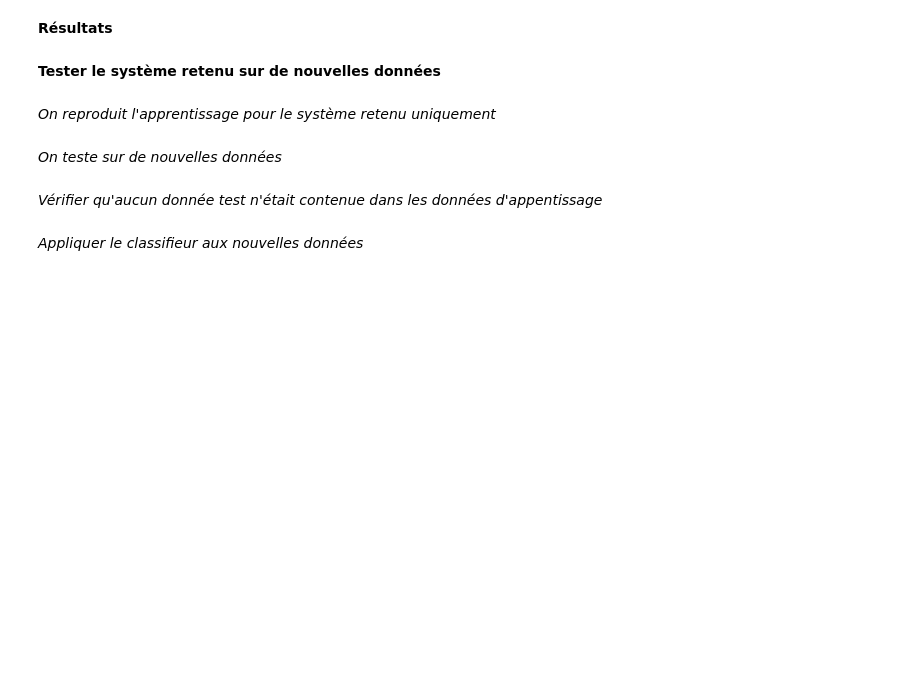
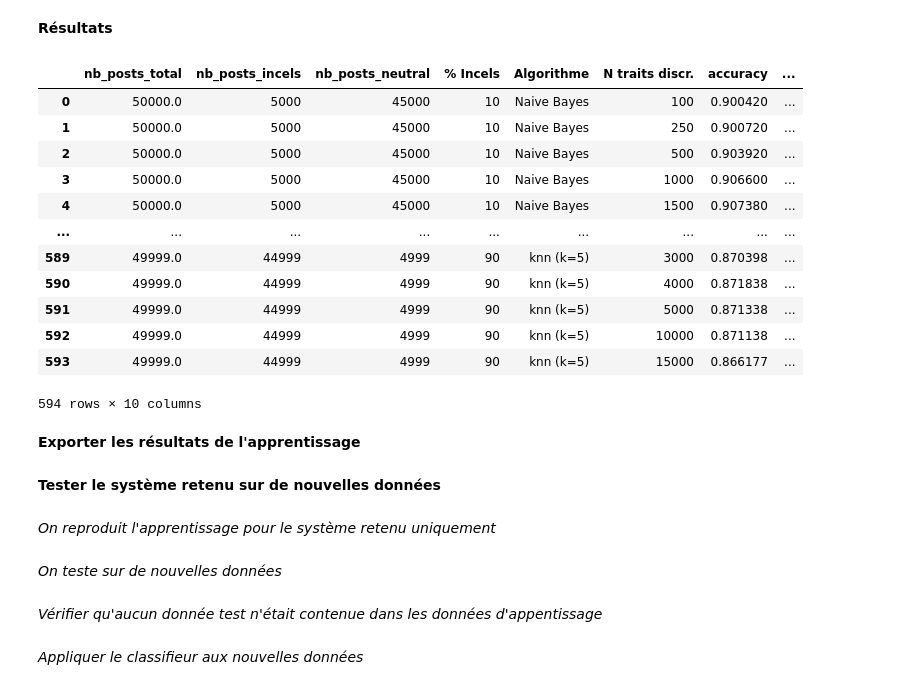
Before and after one commit to CamilleDemers/incels-detection-reddit, a Jupyter notebook: 2-scripts/detection_discours_incel.ipynb, the cells around one changed output. Saved outputs shown, nothing was run; the diff lists cells and outputs as text; code cells hidden in the pictures; blank space fills up the shorter version.

```diff
--- a/2-scripts/detection_discours_incel.ipynb
+++ b/2-scripts/detection_discours_incel.ipynb
@@ -24,5 +21,5 @@ from sklearn.linear_model import SGDClassifier
 **Entraîner les modèles et sortir les résultats**
 # %%
 folder = '../1-data/training_datasets/'
-datasets = listdir(folder)[3:6]
+datasets = listdir(folder)
 datasets
@@ -40,12 +47,10 @@ for file in datasets:
     stratified_kfold = StratifiedKFold(n_splits=5, shuffle=True, random_state=42)
 
     # Valeurs du paramètre k à tester pour les classifieurs knn
-    k_values = [1, 2]
-    #k_values = [1, 2, 3, 4, 5]
+    k_values = [1, 2, 3, 4, 5]
 
     # Valeurs à tester pour le nombre de traits discriminants
-    n_features_values = [2000, 5000]
-    #n_features_values = [100, 250, 500, 1000, 1500, 2000, 3000, 4000, 5000]
+    n_features_values = [100, 250, 500, 1000, 1500, 2000, 3000, 4000, 5000, 10000, 15000]
 
     ngram_values = (1, 2)
 
@@ -76,8 +81,6 @@ for file in datasets:
             report.append(results)
             print(classification_report(y, nb_predictions))
 
-            ### À enlever
-            break
 
 
     # Tester différents paramètres pour le classifieur kNN
@@ -109,13 +155,31 @@ for file in datasets:
 # %%
 # N.B. : Support = Nombre d'occurrence dans chaque classe
 report = pd.DataFrame(report)
 report['nb_posts_incels'] = (report['% Incels'].apply(lambda x: x/100) * report['support']).astype(int)
 report['nb_posts_neutral'] = (report['% Incels'].apply(lambda x: 1-(x/100)) * report['support']).astype(int)
+
 report = report.rename(columns={'support':'nb_posts_total'})
+report['nb_posts_total'] = report['nb_posts_total'].astype(int)
 
 # Réorganiser l'ordre des colonnes
 report = report[['nb_posts_total', 'nb_posts_incels', 'nb_posts_neutral', '% Incels', 'Algorithme',
                  'N traits discr.', 'accuracy', 'precision', 'recall','f1-score']]
 
 report
+# %% [output]
+|  | nb_posts_total | nb_posts_incels | nb_posts_neutral | % Incels | Algorithme | N traits discr. | accuracy | ... |
+| 0 | 50000.0 | 5000 | 45000 | 10 | Naive Bayes | 100 | 0.900420 | ... |
+| 1 | 50000.0 | 5000 | 45000 | 10 | Naive Bayes | 250 | 0.900720 | ... |
+| 2 | 50000.0 | 5000 | 45000 | 10 | Naive Bayes | 500 | 0.903920 | ... |
+| 3 | 50000.0 | 5000 | 45000 | 10 | Naive Bayes | 1000 | 0.906600 | ... |
+| 4 | 50000.0 | 5000 | 45000 | 10 | Naive Bayes | 1500 | 0.907380 | ... |
+| ... | ... | ... | ... | ... | ... | ... | ... | ... |
+| 589 | 49999.0 | 44999 | 4999 | 90 | knn (k=5) | 3000 | 0.870398 | ... |
+| 590 | 49999.0 | 44999 | 4999 | 90 | knn (k=5) | 4000 | 0.871838 | ... |
+| 591 | 49999.0 | 44999 | 4999 | 90 | knn (k=5) | 5000 | 0.871338 | ... |
+| 592 | 49999.0 | 44999 | 4999 | 90 | knn (k=5) | 10000 | 0.871138 | ... |
+| 593 | 49999.0 | 44999 | 4999 | 90 | knn (k=5) | 15000 | 0.866177 | ... |
+594 rows × 10 columns
+# %% [markdown]
+**Exporter les résultats de l'apprentissage**
 # %%
```
Also changed, not shown: parts of 4 cells of this notebook, 1 other file.
